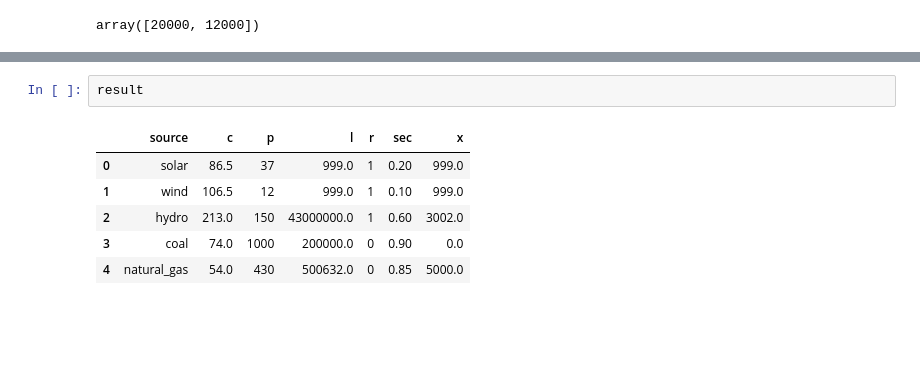
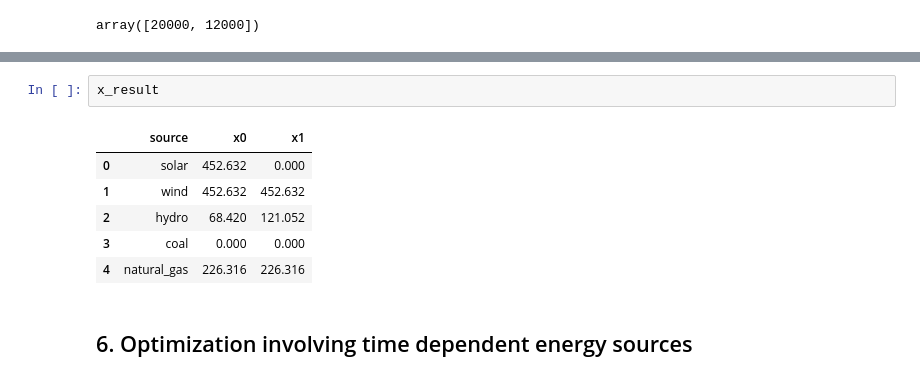
Before and after one commit to jchhong/math441-project1, a Jupyter notebook: Energy Mix Summarized.ipynb, the cells around one changed output, grey strips where cells are left out. Cells and saved outputs as stored; diff of their text form; blank space fills up the shorter version.

```diff
--- a/Energy Mix Summarized.ipynb
+++ b/Energy Mix Summarized.ipynb
@@ -393,11 +383,13 @@ Total time (CPU seconds):       0.00   (Wallclock seconds):       0.00
 
 Status: Optimal
 # %%
-result
+x_result
 # %% [output]
-|  | source | c | p | l | r | sec | x |
-| 0 | solar | 86.5 | 37 | 999.0 | 1 | 0.20 | 999.0 |
-| 1 | wind | 106.5 | 12 | 999.0 | 1 | 0.10 | 999.0 |
-| 2 | hydro | 213.0 | 150 | 43000000.0 | 1 | 0.60 | 3002.0 |
-| 3 | coal | 74.0 | 1000 | 200000.0 | 0 | 0.90 | 0.0 |
-| 4 | natural_gas | 54.0 | 430 | 500632.0 | 0 | 0.85 | 5000.0 |
+|  | source | x0 | x1 |
+| 0 | solar | 452.632 | 0.000 |
+| 1 | wind | 452.632 | 452.632 |
+| 2 | hydro | 68.420 | 121.052 |
+| 3 | coal | 0.000 | 0.000 |
+| 4 | natural_gas | 226.316 | 226.316 |
+# %% [markdown]
+## 6. Optimization involving time dependent energy sources
```
Also changed, not shown: parts of 7 cells of this notebook.
